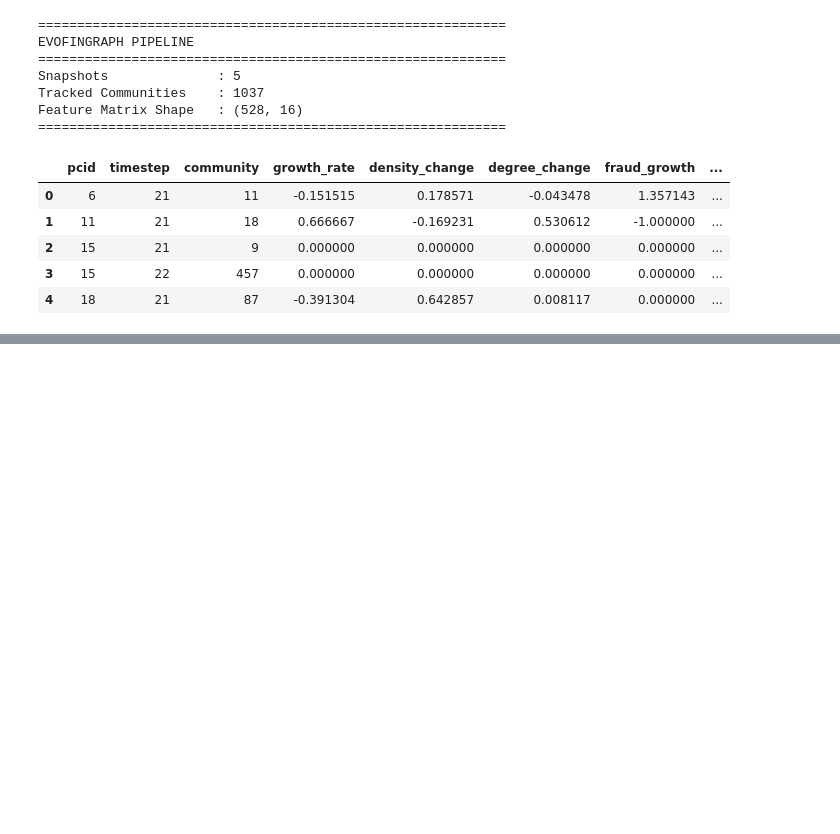
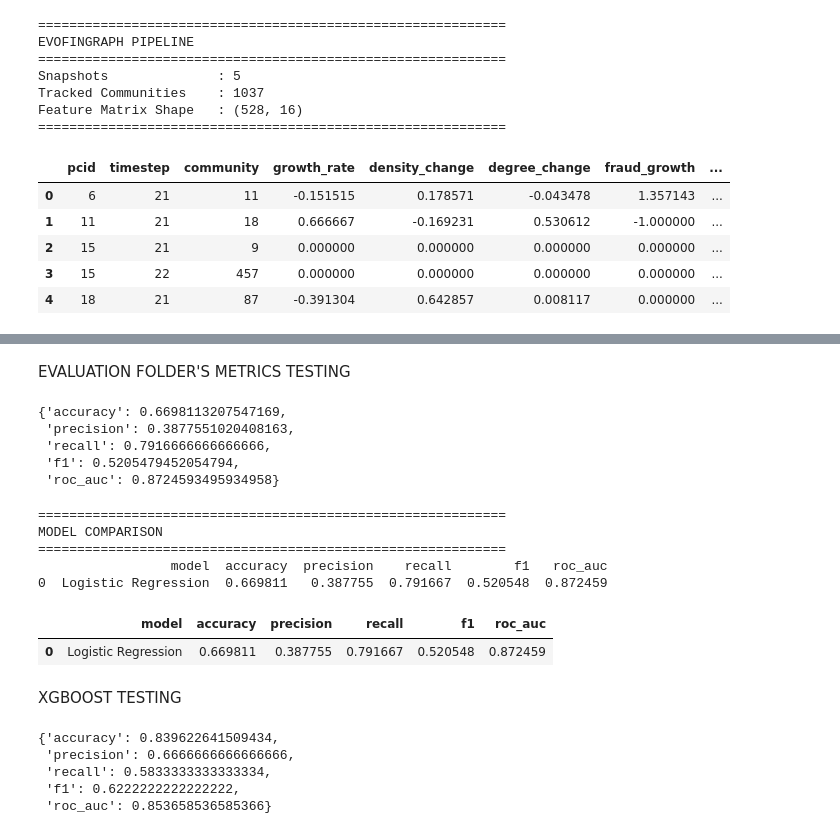
Before and after one commit to riaxoxo17/EvoFinGraph, a Jupyter notebook: notebooks/04_models.ipynb, the cells around one changed output, grey strips where cells are left out. Drawn from its saved outputs; the diff is of its cells as text; code cells hidden in the pictures; blank space fills up the shorter version.

```diff
--- a/notebooks/04_models.ipynb
+++ b/notebooks/04_models.ipynb
@@ -89,0 +111,30 @@ KeyError: 'metrics'
+# %% [markdown]
+EVALUATION FOLDER'S METRICS TESTING
+# %%
+from src.evaluation.metrics import EvaluationMetrics
+
+predictions = model.predict(
+    X_test
+)
+
+probabilities = model.predict_proba(
+    X_test
+)
+
+metrics = EvaluationMetrics.compute(
+
+    y_test,
+
+    predictions,
+
+    probabilities,
+
+)
+
+metrics
+# %% [output]
+{'accuracy': 0.6698113207547169,
+ 'precision': 0.3877551020408163,
+ 'recall': 0.7916666666666666,
+ 'f1': 0.5205479452054794,
+ 'roc_auc': 0.8724593495934958}
@@ -89,0 +143,19 @@ KeyError: 'metrics'
+# %%
+report = EvaluationReport()
+# %%
+report.add(
+    "Logistic Regression",
+    metrics,
+)
+# %%
+report.summary()
+# %% [output]
+============================================================
+MODEL COMPARISON
+============================================================
+                 model  accuracy  precision    recall        f1   roc_auc
+0  Logistic Regression  0.669811   0.387755  0.791667  0.520548  0.872459
+|  | model | accuracy | precision | recall | f1 | roc_auc |
+| 0 | Logistic Regression | 0.669811 | 0.387755 | 0.791667 | 0.520548 | 0.872459 |
+# %% [markdown]
+XGBOOST TESTING
@@ -89,0 +180,20 @@ KeyError: 'metrics'
+# %%
+from src.evaluation.metrics import EvaluationMetrics
+
+xgb_metrics = EvaluationMetrics.compute(
+
+    y_test,
+
+    xgb_predictions,
+
+    xgb_probabilities,
+
+)
+
+xgb_metrics
+# %% [output]
+{'accuracy': 0.839622641509434,
+ 'precision': 0.6666666666666666,
+ 'recall': 0.5833333333333334,
+ 'f1': 0.6222222222222222,
+ 'roc_auc': 0.853658536585366}
```
Also changed, not shown: parts of 41 cells of this notebook, 1 other file.
